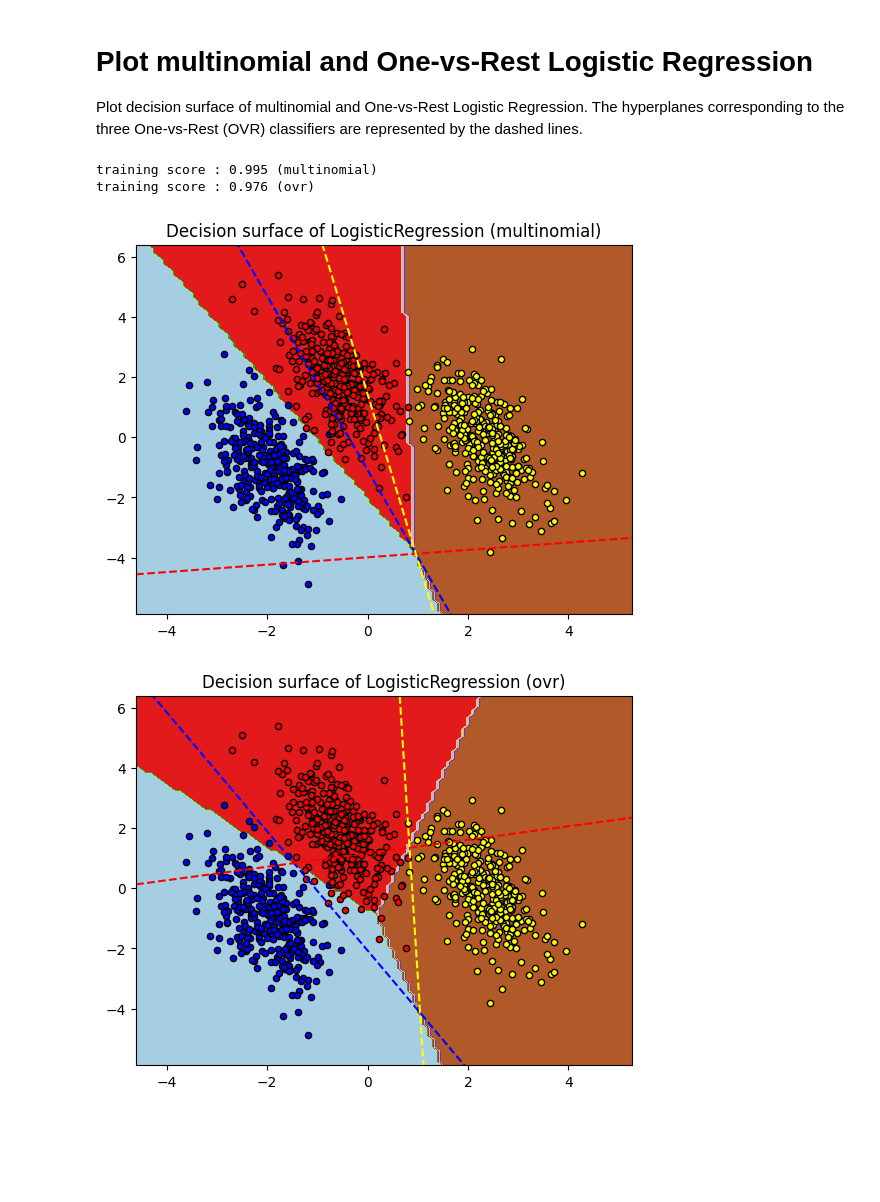
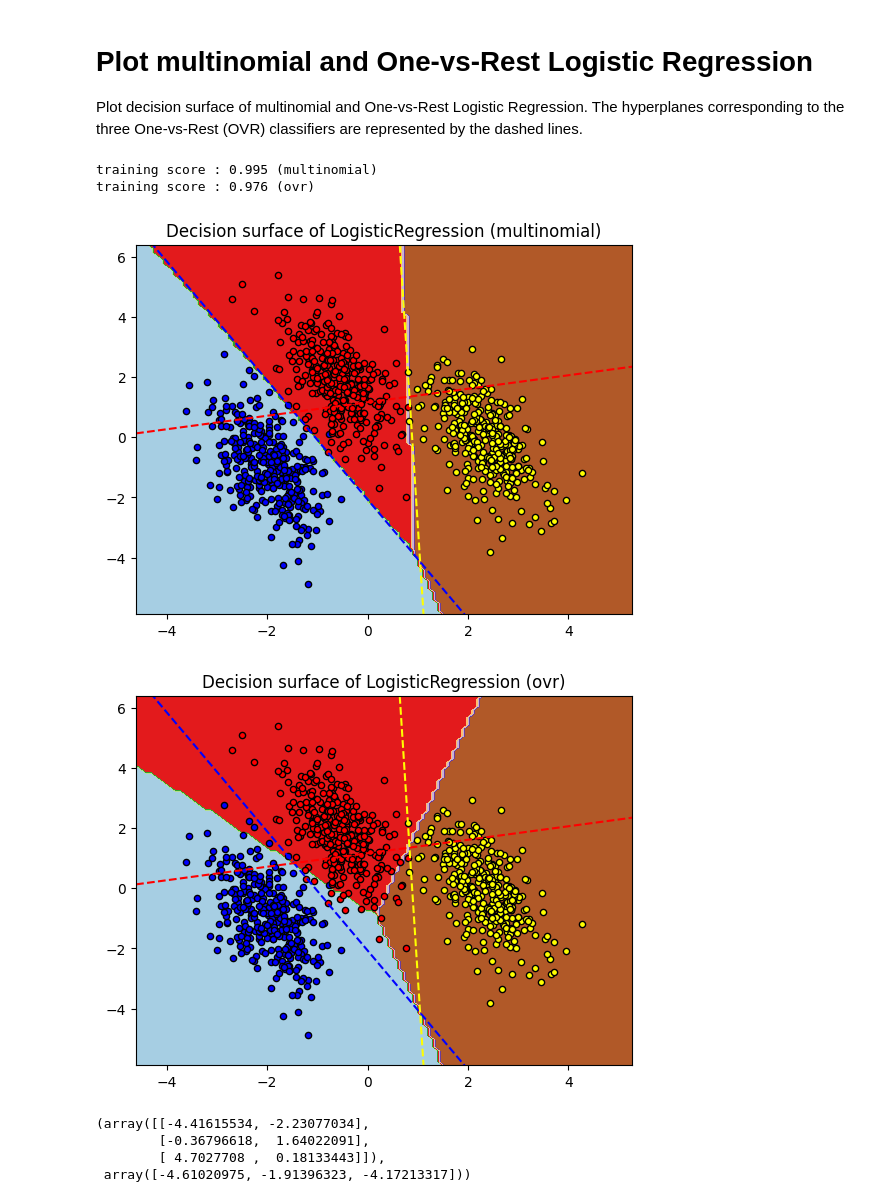
Before and after one commit to pyk93/week9_day5, a Jupyter notebook: plot_logistic_multinomial.ipynb, the cells around one changed output. Drawn from its saved outputs; the diff is of its cells as text; code cells hidden in the pictures; blank space fills up the shorter version.

```diff
--- a/plot_logistic_multinomial.ipynb
+++ b/plot_logistic_multinomial.ipynb
@@ -22,6 +22,8 @@ centers = [[-5, 0], [0, 1.5], [5, -1]]
 X, y = make_blobs(n_samples=1000, centers=centers, random_state=40)
 transformation = [[0.4, 0.2], [-0.4, 1.2]]
 X = np.dot(X, transformation)
+
+params = None
 
 for multi_class in ("multinomial", "ovr"):
     clf = LogisticRegression(
@@ -35,35 +37,41 @@ for multi_class in ("multinomial", "ovr"):
     DecisionBoundaryDisplay.from_estimator(
         clf, X, response_method="predict", cmap=plt.cm.Paired, ax=ax
     )
     plt.title("Decision surface of LogisticRegression (%s)" % multi_class)
     plt.axis("tight")
 
     # Plot also the training points
     colors = ["blue", "red", "yellow"]
     for i, color in zip(clf.classes_, colors):
         idx = np.where(y == i)
         plt.scatter(
             X[idx, 0], X[idx, 1], c=color, cmap=plt.cm.Paired, edgecolor="black", s=20
         )
 
     # Plot the three one-against-all classifiers
     xmin, xmax = plt.xlim()
     ymin, ymax = plt.ylim()
-    coef = clf.coef_
-    intercept = clf.intercept_
-
+    params = (clf.coef_, clf.intercept_)
+    equation_list.append([coef,intercept])
     def plot_hyperplane(c, color):
         def line(x0):
             return (-(x0 * coef[c, 0]) - intercept[c]) / coef[c, 1]
 
         plt.plot([xmin, xmax], [line(xmin), line(xmax)], ls="--", color=color)
 
     for i, color in zip(clf.classes_, colors):
         plot_hyperplane(i, color)
 
 plt.show()
 # %% [output]
 training score : 0.995 (multinomial)
 training score : 0.976 (ovr)
-[figure, old version]
+[figure, new version]
 [figure]
+# %%
+params
+# %% [output]
+(array([[-4.41615534, -2.23077034],
+        [-0.36796618,  1.64022091],
+        [ 4.7027708 ,  0.18133443]]),
+ array([-4.61020975, -1.91396323, -4.17213317]))
```
Also changed, not shown: parts of 3 cells of this notebook.
